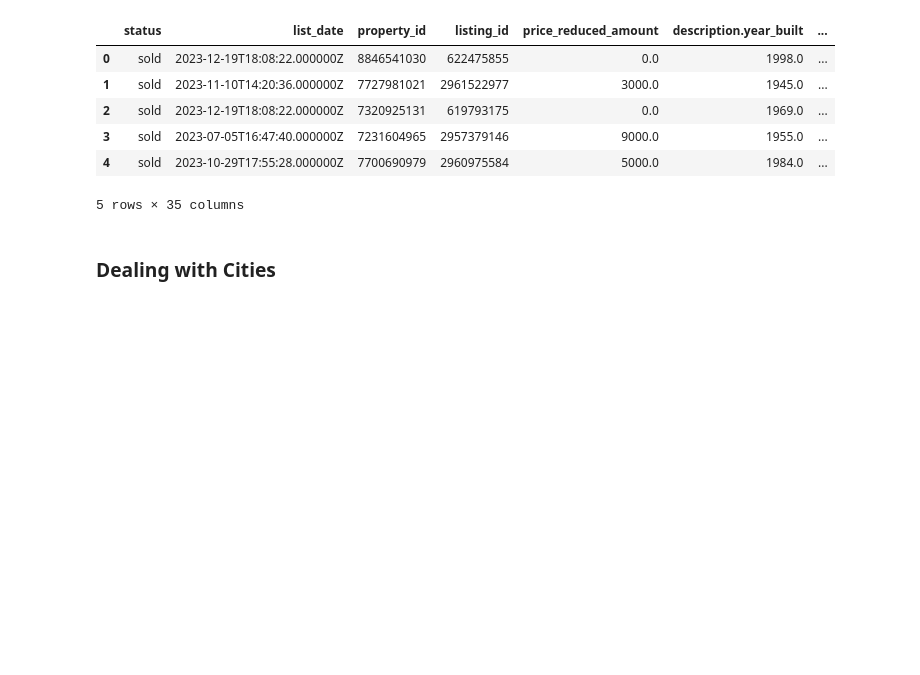
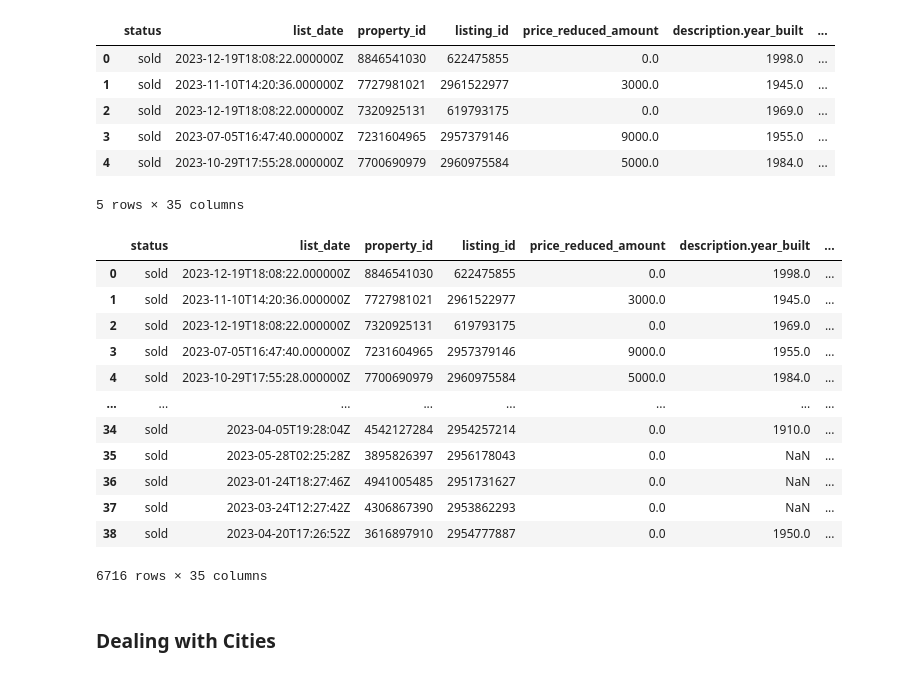
Before and after one commit to vunguyen1997/DS-Midterm-Project, a Jupyter notebook: notebooks/1 - EDA.ipynb, the cells around one changed output. Drawn from its saved outputs; the diff is of its cells as text; code cells hidden in the pictures; blank space fills up the shorter version.

```diff
--- a/notebooks/1 - EDA.ipynb
+++ b/notebooks/1 - EDA.ipynb
@@ -463,6 +441,22 @@ new_df.head()
 | 3 | sold | 2023-07-05T16:47:40.000000Z | 7231604965 | 2957379146 | 9000.0 | 1955.0 | ... |
 | 4 | sold | 2023-10-29T17:55:28.000000Z | 7700690979 | 2960975584 | 5000.0 | 1984.0 | ... |
 5 rows × 35 columns
+# %%
+new_df
+# %% [output]
+|  | status | list_date | property_id | listing_id | price_reduced_amount | description.year_built | ... |
+| 0 | sold | 2023-12-19T18:08:22.000000Z | 8846541030 | 622475855 | 0.0 | 1998.0 | ... |
+| 1 | sold | 2023-11-10T14:20:36.000000Z | 7727981021 | 2961522977 | 3000.0 | 1945.0 | ... |
+| 2 | sold | 2023-12-19T18:08:22.000000Z | 7320925131 | 619793175 | 0.0 | 1969.0 | ... |
+| 3 | sold | 2023-07-05T16:47:40.000000Z | 7231604965 | 2957379146 | 9000.0 | 1955.0 | ... |
+| 4 | sold | 2023-10-29T17:55:28.000000Z | 7700690979 | 2960975584 | 5000.0 | 1984.0 | ... |
+| ... | ... | ... | ... | ... | ... | ... | ... |
+| 34 | sold | 2023-04-05T19:28:04Z | 4542127284 | 2954257214 | 0.0 | 1910.0 | ... |
+| 35 | sold | 2023-05-28T02:25:28Z | 3895826397 | 2956178043 | 0.0 | NaN | ... |
+| 36 | sold | 2023-01-24T18:27:46Z | 4941005485 | 2951731627 | 0.0 | NaN | ... |
+| 37 | sold | 2023-03-24T12:27:42Z | 4306867390 | 2953862293 | 0.0 | NaN | ... |
+| 38 | sold | 2023-04-20T17:26:52Z | 3616897910 | 2954777887 | 0.0 | 1950.0 | ... |
+6716 rows × 35 columns
 # %% [markdown]
 ### Dealing with Cities
 # %% [markdown]
```
Also changed, not shown: parts of 5 cells of this notebook.
